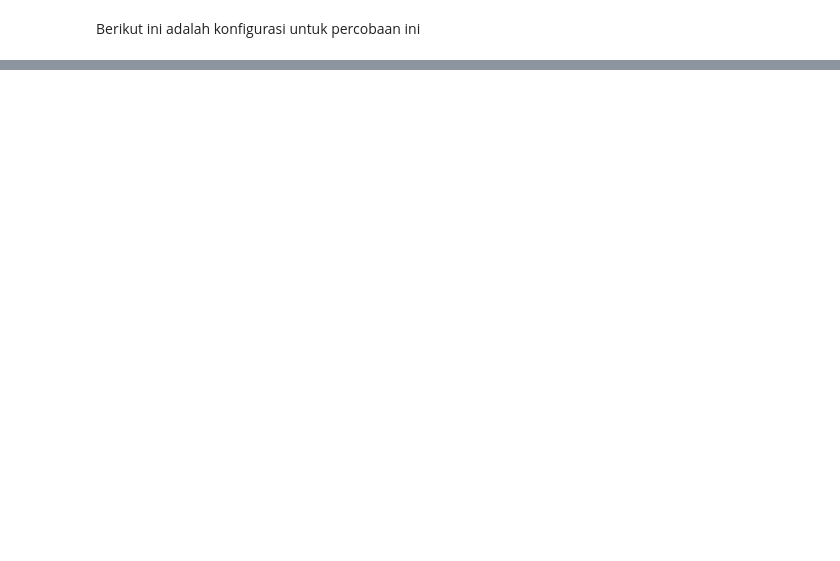
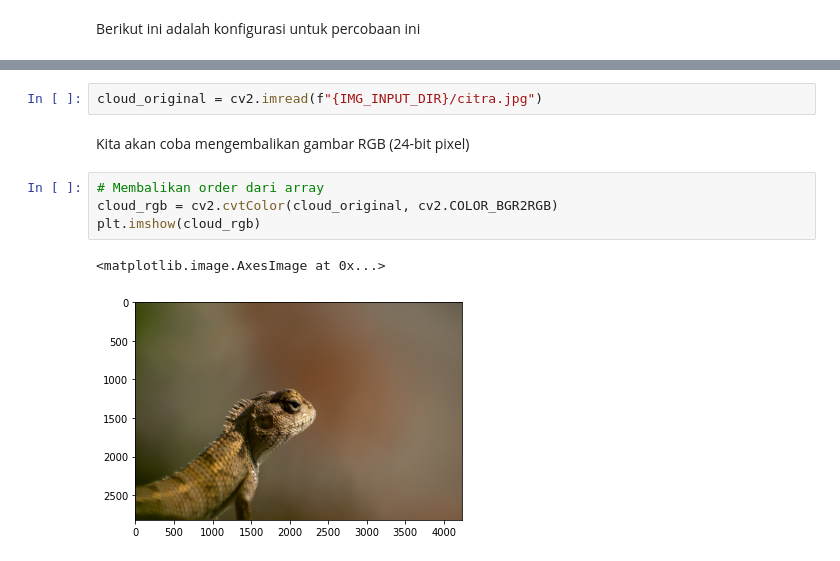
Before and after one commit to bayusamudra5502/Matdis-Steganografi, a Jupyter notebook: src/notebook/notebook.ipynb, the cells around one changed output, grey strips where cells are left out. Saved outputs shown, nothing was run; the diff lists cells and outputs as text; blank space fills up the shorter version.

```diff
--- a/src/notebook/notebook.ipynb
+++ b/src/notebook/notebook.ipynb
@@ -21,0 +33,11 @@ OUTPUT_PREFIX = "SO_"
+# %%
+cloud_original = cv2.imread(f"{IMG_INPUT_DIR}/citra.jpg")
+# %% [markdown]
+Kita akan coba mengembalikan gambar RGB (24-bit pixel)
+# %%
+# Membalikan order dari array
+cloud_rgb = cv2.cvtColor(cloud_original, cv2.COLOR_BGR2RGB)
+plt.imshow(cloud_rgb)
+# %% [output]
+<matplotlib.image.AxesImage at 0x...>
+[figure, added]
```
Also changed, not shown: parts of 16 cells of this notebook.
